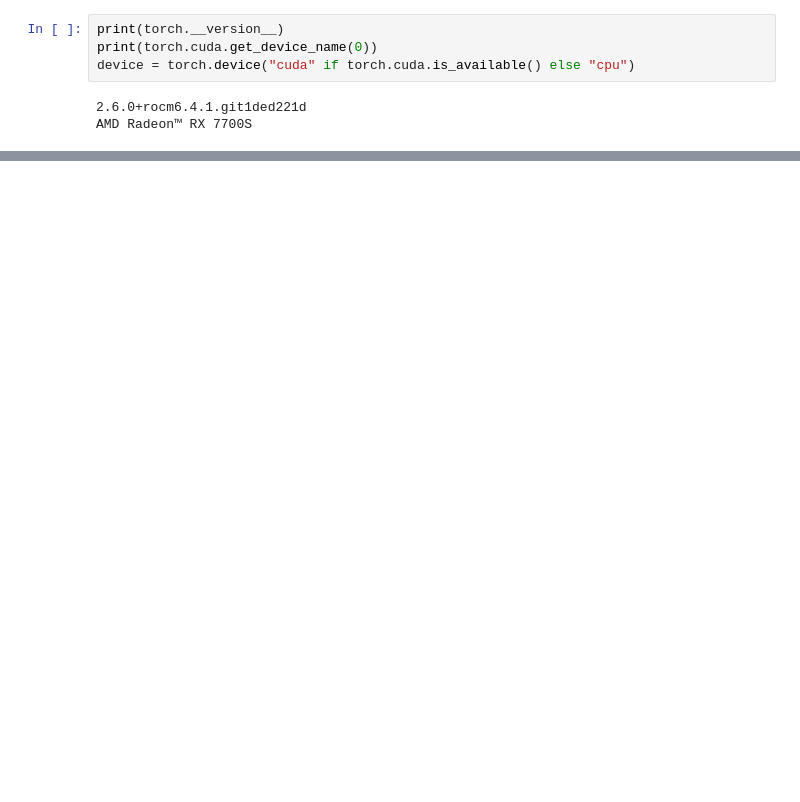
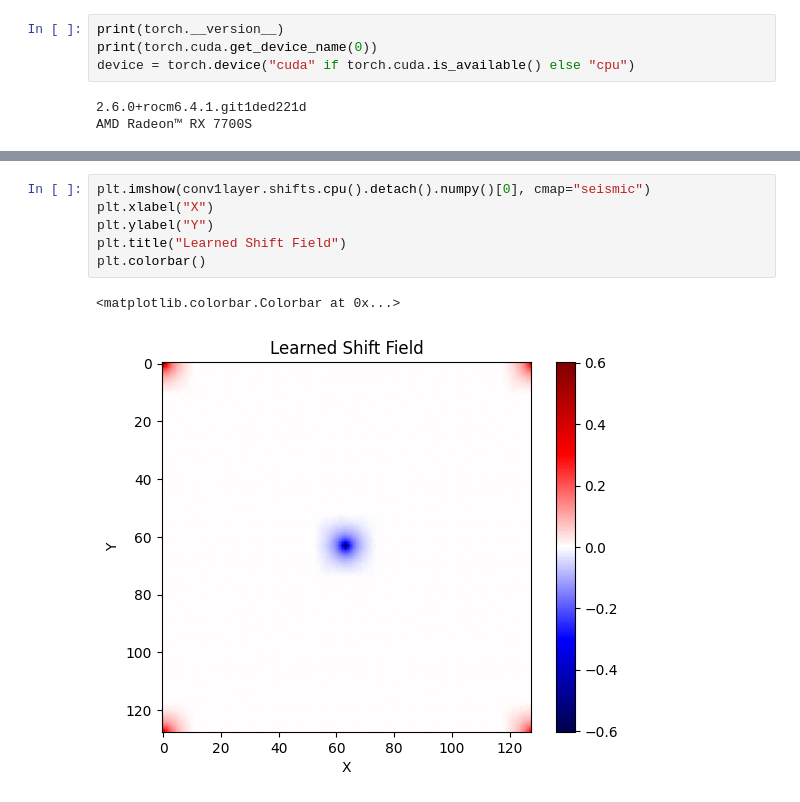
Before and after one commit to amshak01/XY-Contour-Deformations, a Jupyter notebook: deformations2.ipynb, the cells around one changed output, grey strips where cells are left out. Cells and saved outputs as stored; diff of their text form; blank space fills up the shorter version.

```diff
--- a/deformations2.ipynb
+++ b/deformations2.ipynb
@@ -35,0 +113,9 @@ ValueError: too many values to unpack (expected 2)
+# %%
+plt.imshow(conv1layer.shifts.cpu().detach().numpy()[0], cmap="seismic")
+plt.xlabel("X")
+plt.ylabel("Y")
+plt.title("Learned Shift Field")
+plt.colorbar()
+# %% [output]
+<matplotlib.colorbar.Colorbar at 0x...>
+[figure, added]
```
Also changed, not shown: parts of 19 cells of this notebook, 2 other files.
